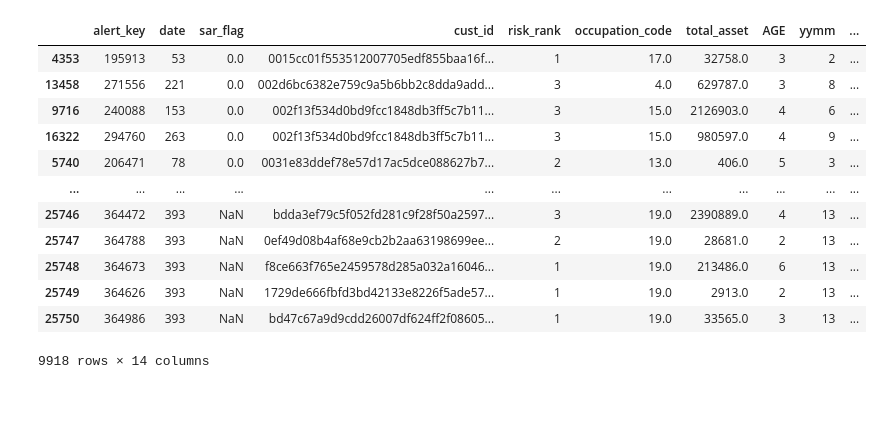
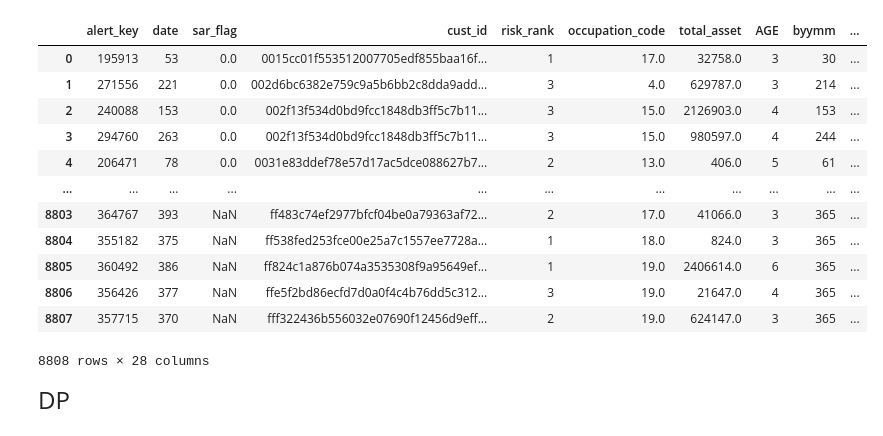
Before and after one commit to jasonliu1990/brainchild, a Jupyter notebook: features/id_date_base.ipynb, the cells around one changed output. Drawn from its saved outputs; the diff is of its cells as text; code cells hidden in the pictures; blank space fills up the shorter version.

```diff
--- a/features/id_date_base.ipynb
+++ b/features/id_date_base.ipynb
@@ -50,8 +53,8 @@ base
 25751 rows × 9 columns
 # %%
 #training data只取每個月最後一筆，testing data取全部
-base1 = base[~base.sar_flag.isna()].sort_values(['cust_id','date']).drop_duplicates(subset=['cust_id','yymm'], keep='last')
-base2 = base[base.sar_flag.isna()]
+base1 = base[~base.sar_flag.isna()].sort_values(['cust_id','date']).drop_duplicates(subset=['cust_id','byymm'], keep='last')
+base2 = base[base.sar_flag.isna()].sort_values(['cust_id','date']).drop_duplicates(subset=['cust_id','byymm'], keep='last')
 base3 = pd.concat([base1,base2])
 #排掉第1個月資料(dp資料不完整)
-base3 = base3[base3.yymm>1]
+base3 = base3[base3.byymm>0]
@@ -58,3 +63,49 @@ base3 = base3[base3.yymm>1]
+# %%
+temp_p = base3[['cust_id','date','sar_flag','occupation_code','AGE']].sort_values(['cust_id','date']).drop_duplicates(subset=['cust_id'], keep='last')
+temp_p_oc = temp_p[['occupation_code','sar_flag']].groupby('occupation_code', as_index=False).agg(occupation_code_tge=('sar_flag', 'mean'))
+temp_p_age = temp_p[['AGE','sar_flag']].groupby('AGE', as_index=False).agg(AGE_tge=('sar_flag', 'mean'))
+#occupation_code target encoding
+base3 = base3.merge(temp_p_oc,on = 'occupation_code',how = 'left').merge(temp_p_age,on = 'AGE',how = 'left')
+# %%
+base3 = base3.merge(ccba, on=['cust_id','byymm'], how='left')
+# %%
+#當月是否有溢繳
+base3['feature_01'] = base3.usgam.apply(lambda x: 1 if x < 0 else 0)
+#當月額度使用率
+base3['feature_02'] = base3.usgam / base3.cycam
+#當月消費分期佔消費金額佔比
+base3['feature_03'] = base3.inamt / base3.cucsm
+#本月消費金額較前月金額成長率
+def f(x):
+    if x[0] == 0:
+        return 999
+    else:
+        return (x[1] - x[0]) / x[0]
+base3['feature_04'] = base3[['lupay','cucsm']].apply(f,axis=1)
+# %%
+#是否無信用卡聯徵資料
+base3['feature_05'] = base3.feature_01.apply(lambda x: 0 if x >= 0 else 1)
+#risk_rank one hot
+risk_rank_dummy = pd.get_dummies(base3['risk_rank'])
+risk_rank_dummy.rename(columns={0:'risk_rank_0',1:'risk_rank_1',2:'risk_rank_2',3:'risk_rank_3'}, inplace=True)
+base3 = pd.concat([base3,risk_rank_dummy], axis = 1)
+base3
+# %% [output]
+|  | alert_key | date | sar_flag | cust_id | risk_rank | occupation_code | total_asset | AGE | byymm | ... |
+| 0 | 195913 | 53 | 0.0 | 0015cc01f553512007705edf855baa16f... | 1 | 17.0 | 32758.0 | 3 | 30 | ... |
+| 1 | 271556 | 221 | 0.0 | 002d6bc6382e759c9a5b6bb2c8dda9add... | 3 | 4.0 | 629787.0 | 3 | 214 | ... |
+| 2 | 240088 | 153 | 0.0 | 002f13f534d0bd9fcc1848db3ff5c7b11... | 3 | 15.0 | 2126903.0 | 4 | 153 | ... |
+| 3 | 294760 | 263 | 0.0 | 002f13f534d0bd9fcc1848db3ff5c7b11... | 3 | 15.0 | 980597.0 | 4 | 244 | ... |
+| 4 | 206471 | 78 | 0.0 | 0031e83ddef78e57d17ac5dce088627b7... | 2 | 13.0 | 406.0 | 5 | 61 | ... |
+| ... | ... | ... | ... | ... | ... | ... | ... | ... | ... | ... |
+| 8803 | 364767 | 393 | NaN | ff483c74ef2977bfcf04be0a79363af72... | 2 | 17.0 | 41066.0 | 3 | 365 | ... |
+| 8804 | 355182 | 375 | NaN | ff538fed253fce00e25a7c1557ee7728a... | 1 | 18.0 | 824.0 | 3 | 365 | ... |
+| 8805 | 360492 | 386 | NaN | ff824c1a876b074a3535308f9a95649ef... | 1 | 19.0 | 2406614.0 | 6 | 365 | ... |
+| 8806 | 356426 | 377 | NaN | ffe5f2bd86ecfd7d0a0f4c4b76dd5c312... | 3 | 19.0 | 21647.0 | 4 | 365 | ... |
+| 8807 | 357715 | 370 | NaN | fff322436b556032e07690f12456d9eff... | 2 | 19.0 | 624147.0 | 3 | 365 | ... |
+8808 rows × 28 columns
+# %% [markdown]
+<font size=5> DP
 # %%
 #串dp近30天交易資料
 base3['start_date'] = base3.date - 30
@@ -66,17 +117 @@ dp_base = base3.merge(dp, on = 'cust_id', how = 'left')
 dp_base = dp_base[(dp_base.tx_date > dp_base.start_date) & (dp_base.tx_date <= dp_base.date)]
-# %%
-base3
-# %% [output]
-|  | alert_key | date | sar_flag | cust_id | risk_rank | occupation_code | total_asset | AGE | yymm | ... |
-| 4353 | 195913 | 53 | 0.0 | 0015cc01f553512007705edf855baa16f... | 1 | 17.0 | 32758.0 | 3 | 2 | ... |
-| 13458 | 271556 | 221 | 0.0 | 002d6bc6382e759c9a5b6bb2c8dda9add... | 3 | 4.0 | 629787.0 | 3 | 8 | ... |
-| 9716 | 240088 | 153 | 0.0 | 002f13f534d0bd9fcc1848db3ff5c7b11... | 3 | 15.0 | 2126903.0 | 4 | 6 | ... |
-| 16322 | 294760 | 263 | 0.0 | 002f13f534d0bd9fcc1848db3ff5c7b11... | 3 | 15.0 | 980597.0 | 4 | 9 | ... |
-| 5740 | 206471 | 78 | 0.0 | 0031e83ddef78e57d17ac5dce088627b7... | 2 | 13.0 | 406.0 | 5 | 3 | ... |
-| ... | ... | ... | ... | ... | ... | ... | ... | ... | ... | ... |
-| 25746 | 364472 | 393 | NaN | bdda3ef79c5f052fd281c9f28f50a2597... | 3 | 19.0 | 2390889.0 | 4 | 13 | ... |
-| 25747 | 364788 | 393 | NaN | 0ef49d08b4af68e9cb2b2aa63198699ee... | 2 | 19.0 | 28681.0 | 2 | 13 | ... |
-| 25748 | 364673 | 393 | NaN | f8ce663f765e2459578d285a032a16046... | 1 | 19.0 | 213486.0 | 6 | 13 | ... |
-| 25749 | 364626 | 393 | NaN | 1729de666fbfd3bd42133e8226f5ade57... | 1 | 19.0 | 2913.0 | 2 | 13 | ... |
-| 25750 | 364986 | 393 | NaN | bd47c67a9d9cdd26007df624ff2f08605... | 1 | 19.0 | 33565.0 | 3 | 13 | ... |
-9918 rows × 14 columns
```
Also changed, not shown: parts of 22 cells of this notebook.
